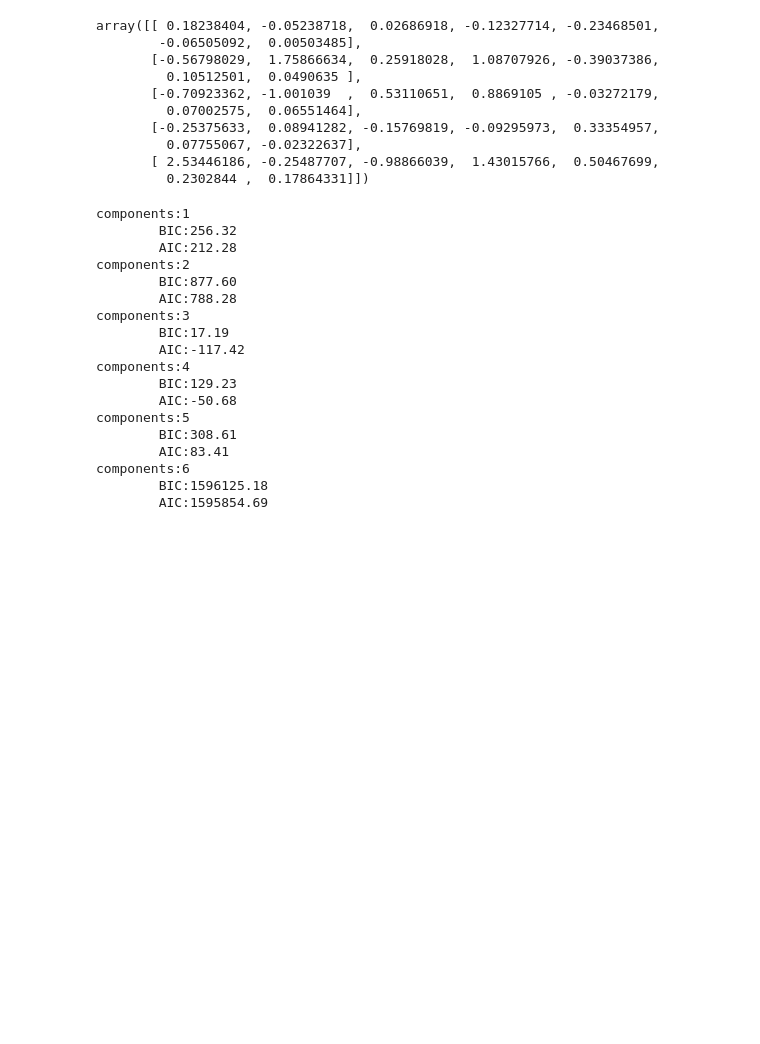
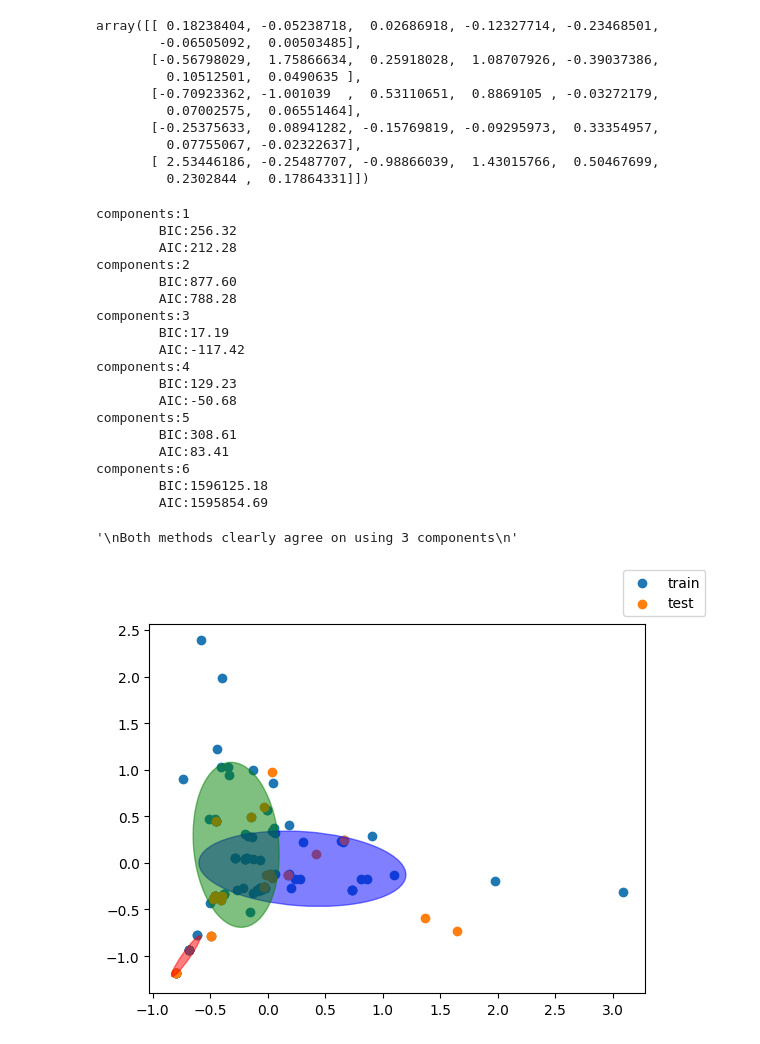
Before and after one commit to Hakan-Erol/bachelor-thesis, a Jupyter notebook: Thesis_code.ipynb, the cells around one changed output. Drawn from its saved outputs; the diff is of its cells as text; code cells hidden in the pictures; blank space fills up the shorter version.

Commit message:
Started visualizing the ellipsoids for the mixture models based on sci-kit example

```diff
--- a/Thesis_code.ipynb
+++ b/Thesis_code.ipynb
@@ -265,11 +280,13 @@ array([[ 0.18238404, -0.05238718,  0.02686918, -0.12327714, -0.23468501,
 # Testing using the BIC (choose lowest)
 components = range(1,7)
 
+models = [] # List of fitted models
 for n in components:
     gm = GaussianMixture(n_components=n,random_state=42).fit(X_train)
     print(f'components:{n}\n\tBIC:{gm.bic(X_test):.2f}\n\tAIC:{gm.aic(X_test):.2f}')
+    models.append(gm)
 """
-Both methods clear agree on using 3 components
+Both methods clearly agree on using 3 components
 """
 # %% [output]
 components:1
@@ -290,5 +307,35 @@ components:5
 components:6
         BIC:1596125.18
         AIC:1595854.69
+'\nBoth methods clearly agree on using 3 components\n'
+# %%
+chosen_component = 3
+chosen_model = models[chosen_component - 1]
+
+colors = ['blue','green','red',"purple","grey"]
+fig,ax = plt.subplots()
+ax.scatter(X_train.iloc[:,0],X_train.iloc[:,1],label='train')
+ax.scatter(X_test.iloc[:,0],X_test.iloc[:,1],label='test')
+
+for n in range(chosen_component):
+    mean = chosen_model.means_[n,:2]
+    covariance = chosen_model.covariances_[n][:2,:2]
+
+    v,w = linalg.eigh(covariance)
+
+    angle = np.arctan2(w[0][1],w[0][0])
+    angle = 180.0 * angle / np.pi
+    v = 2.0 * np.sqrt(2.0) * np.sqrt(v)
+    # covariance =
+    ellipse = Ellipse(mean,v[0],v[1],angle = 180.0 + angle,color=colors[n])
+    ellipse.set_clip_box(fig.bbox)
+    ellipse.set_alpha(0.5)
+    ax.add_patch(ellipse)
+
+
+fig.legend()
+fig.show()
+# %% [output]
+[figure, added]
 # %%
 #  TO do: add correlation matrix
```
Also changed, not shown: parts of 3 cells of this notebook.
